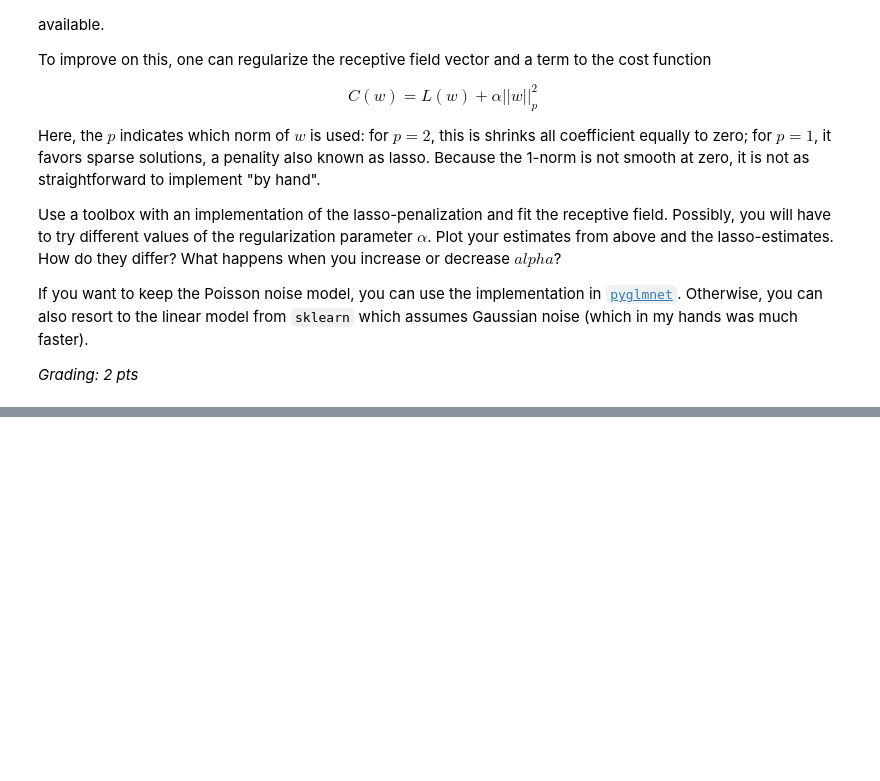
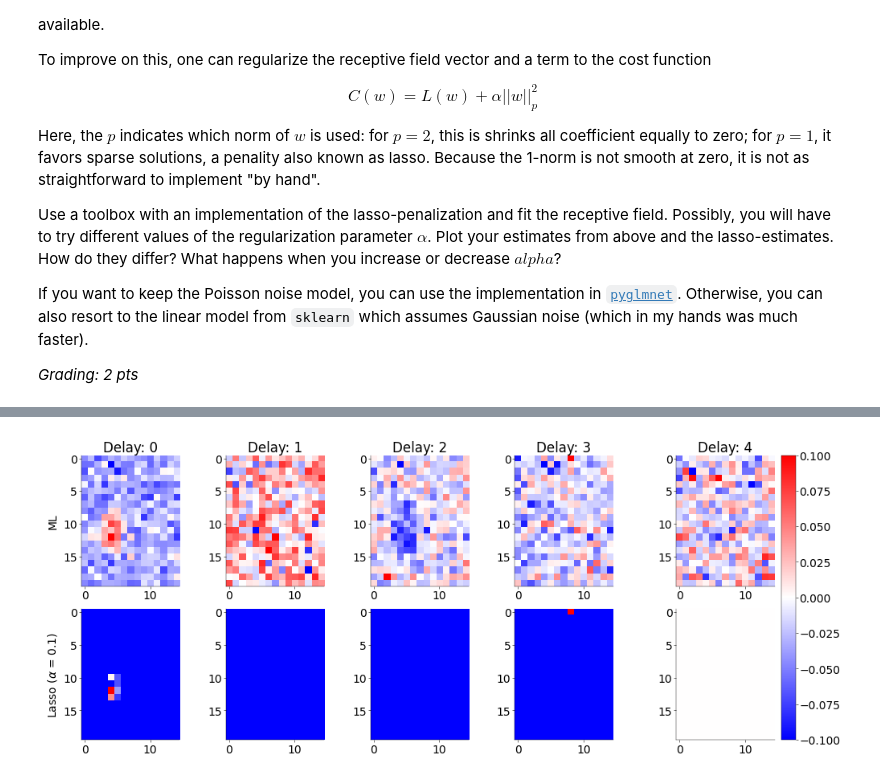
Before and after one commit to stedavkle/uni-tue-nds, a Jupyter notebook: CL5/notebooks/CodingLab5.ipynb, the cells around one changed output, grey strips where cells are left out. Saved outputs shown, nothing was run; the diff lists cells and outputs as text; code cells hidden in the pictures; blank space fills up the shorter version.

```diff
--- a/CL5/notebooks/CodingLab5.ipynb
+++ b/CL5/notebooks/CodingLab5.ipynb
@@ -632,0 +686,28 @@ fig, ax = plt.subplot_mosaic(mosaic=[delta], figsize=(10, 4), constrained_layout
+# %%
+# ------------------------------------------
+# plot the estimated receptive fields (1 pt)
+# ------------------------------------------
+
+w_hat_compare = np.zeros(((Dx * Dy), len(delta), 2))
+w_hat_compare[:, :, 0] = w_hat
+w_hat_compare[:, :, 1] = w_hat_alpha[:, :, 2]  # alpha = 0.1
+label = [f"ML", f"Lasso ($\\alpha$ = 0.1)"]
+
+fig, ax = plt.subplots(2, len(delta), figsize=(10, 4), constrained_layout=True)
+# add plot
+for d in delta:
+    ax[0, d].imshow(w_hat_compare[:, d, 0].reshape(Dx, Dy), cmap="bwr")
+    ax[0, d].set_title(f"Delay: {d}")
+ax[0, 0].set_ylabel(label[0])
+
+for d in delta:
+    im = ax[1, d].imshow(w_hat_compare[:, d, 1].reshape(Dx, Dy), cmap="bwr")
+ax[1, 0].set_ylabel(label[1])
+
+# Add colorbar to the last subplot
+cbar = plt.colorbar(im, ax=ax[:, delta[-1]], orientation="vertical")
+cbar.set_label("")  # TODO make plot prettier
+
+plt.show()
+# %% [output]
+[figure, added]
```
Also changed, not shown: parts of 10 cells of this notebook.
